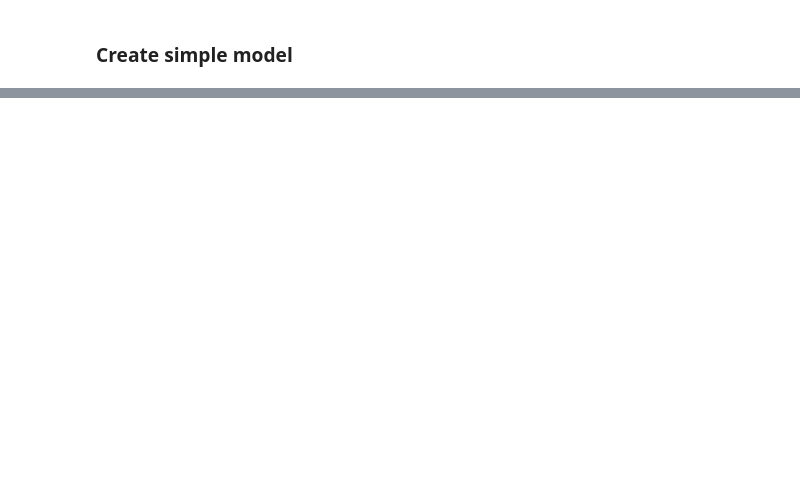
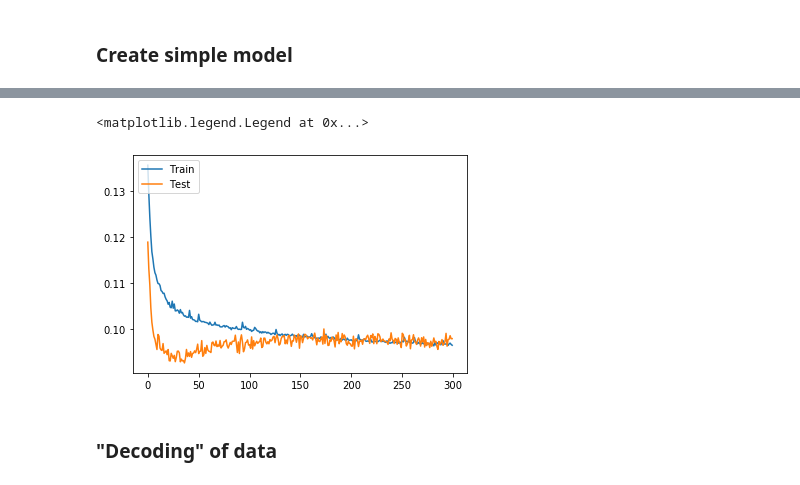
Before and after one commit to atollk/forecast, a Jupyter notebook: weather/ml.ipynb, the cells around one changed output, grey strips where cells are left out. Drawn from its saved outputs; the diff is of its cells as text; code cells hidden in the pictures; blank space fills up the shorter version.

```diff
--- a/weather/ml.ipynb
+++ b/weather/ml.ipynb
@@ -192,7 +211,0 @@ Image(f'modelplot.png')
-# %%
-batch_size = 256
-n_batches = 1000
-
-for i in range(n_batches):
-    batch = generate_batch(train_data, batch_size, 2)
-    model.fit(batch[:, :-1, :], batch[:, -1, :])
@@ -216,0 +212,8 @@ Epoch 1/1
+# %%
+hist = model.fit(
+    X_train,
+    y_train,
+    validation_data=(X_test, y_test),
+    epochs=300,
+    batch_size=256,
+)
@@ -216,0 +238,12 @@ Epoch 1/1
+# %%
+val_loss = hist.history['val_loss']
+loss = hist.history['loss']
+
+plt.plot(loss)
+plt.plot(val_loss)
+plt.legend(['Train', 'Test',], loc='upper left')
+# %% [output]
+<matplotlib.legend.Legend at 0x...>
+[figure, added]
+# %% [markdown]
+### "Decoding" of data
```
Also changed, not shown: parts of 16 cells of this notebook, 1 other file.
